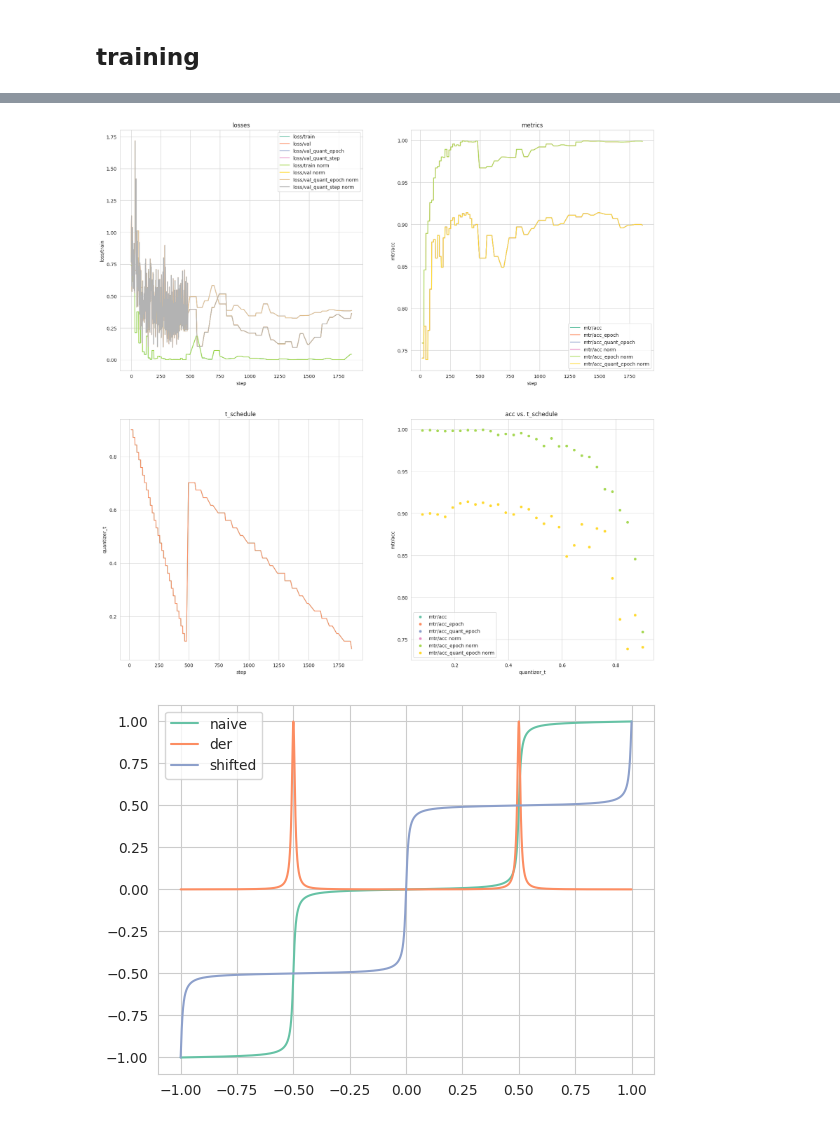
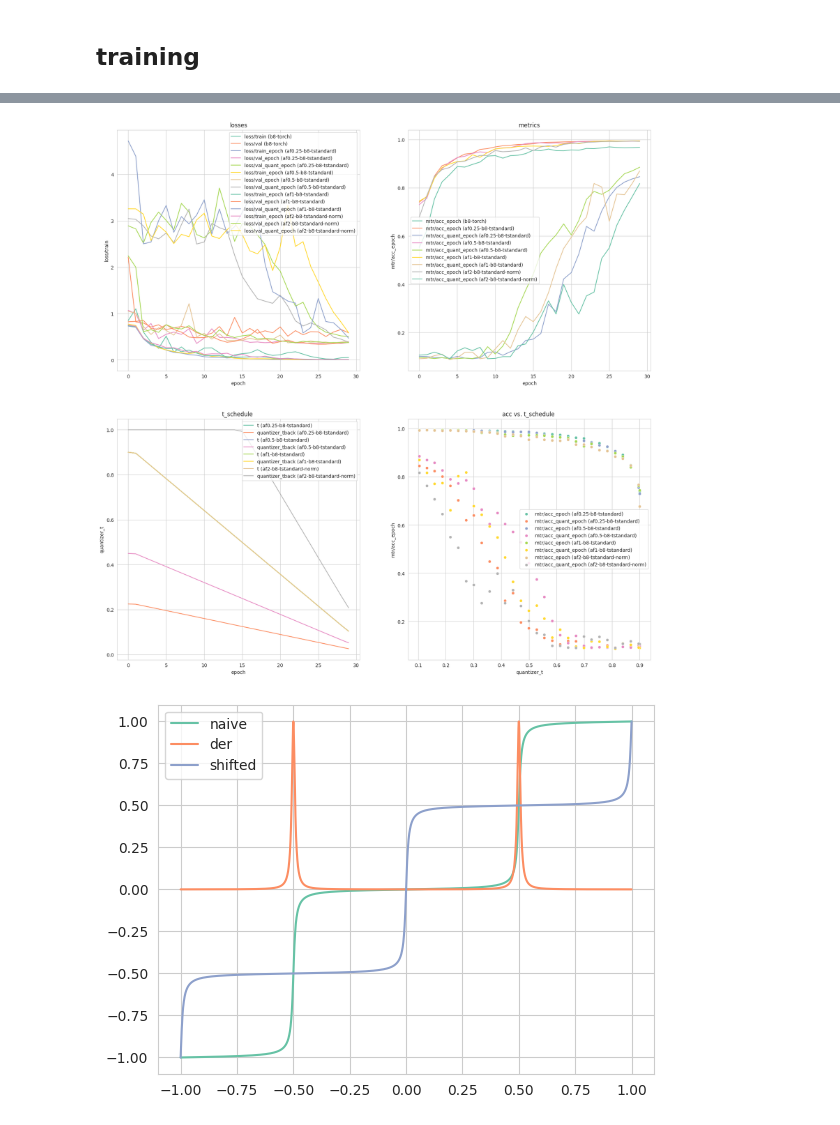
Before and after one commit to data-satanism/SoftStairs-QAT, a Jupyter notebook: experiments/CV/inception_stl10.ipynb, the cells around one changed output, grey strips where cells are left out. Saved outputs shown, nothing was run; the diff lists cells and outputs as text; code cells hidden in the pictures.

```diff
--- a/experiments/CV/inception_stl10.ipynb
+++ b/experiments/CV/inception_stl10.ipynb
@@ -556,9 +592,11 @@ def read_results(name, scale='step', version=None, agg_func='last'):
     df.ffill(inplace=True)
     # df.dropna(inplace=True)
     df = df.groupby(scale).aggregate(agg_func).reset_index()
+    alternative_scale = 'step' if scale != 'step' else 'epoch'
+    df.drop([c for c in df.columns if alternative_scale in c], axis=1, inplace=True)
     return df, test_mtr
 # %%
-dynamics, test_mtr = read_results('InceptionNet_STL10_b8_tstandard', version=None, agg_func='mean')
+dynamics, test_mtr = read_results('InceptionNet_STL10_af2_b8_tstandard', version=None, agg_func='mean')
 
 dynamics.tail(10)
 # %% [output]
@@ -605,39 +643,55 @@ def plot_dynamics(name, scale='step', metric='acc', axes=None, suffix='', agg_fu
     # mtr
 
     for c in [c for c in dynamics.columns if not metric and c.startswith('mtr/') or isinstance(metric, str) and metric in c]:
         sns.lineplot(dynamics, x=scale, y=c, ax=axes[0][1], label=c + suffix)
     axes[0][1].legend()
     axes[0][1].set_title('metrics')
 
     if not 'quantizer_t' in dynamics:
         return axes
 
     # t schedule
 
     ax = axes[1][0]
-    sns.lineplot(dynamics, x=scale, y='quantizer_t', ax=ax)
+    sns.lineplot(dynamics, x=scale, y='quantizer_t', ax=ax, label='t' + suffix)
+    tback = 'quantizer_tback'
+    if tback in dynamics.columns:
+        sns.lineplot(dynamics, x=scale, y=tback, ax=ax, label=tback + suffix)
     ax.set_title(f't_schedule ')
+
 
     # metric vs. t_schedule
 
     ax = axes[1][1]
     for c in [c for c in dynamics.columns if not metric and c.startswith('mtr/') or isinstance(metric, str) and metric in c]:
         sns.scatterplot(dynamics, x='quantizer_t', y=c, ax=ax, label=c + suffix)
         if not metric:
             break
     # sns.scatterplot(dynamics, x='quantizer_t', y=f'train_{metric}', ax=ax)
     ax.set_title(f'{metric} vs. t_schedule ')
     return axes
 
 
 # plot_dynamics('InceptionNet_STL10_b4', 'epoch')
-def plot_comparison(exp, baseline, scale, metric, suffix=(' (torch qat)'), agg_func='mean'):
-    axes = plot_dynamics(exp, scale, metric, agg_func=agg_func)
-    axes = plot_dynamics(baseline, scale, metric, axes, suffix, agg_func=agg_func)
+def plot_comparison(*exps, scale, metric, suffixes=None, agg_func='mean'):
+    if suffixes is None:
+        suffixes = [f" ({'-'.join(exp.split('_')[2:])})" for exp in exps]
+    axes = plot_dynamics(exps[0], scale, metric, agg_func=agg_func, suffix=suffixes[0])
+    for exp, suffix in zip(exps[1:], suffixes[1:]):
+        axes = plot_dynamics(exp, scale, metric, axes, suffix, agg_func=agg_func)
 
-plot_comparison('InceptionNet_STL10_b8_tstandard#0', 'InceptionNet_STL10_b8_tstandard#1', 'step', 'acc', ' norm', agg_func='last')
+plot_comparison(
+    'InceptionNet_STL10_b8_torch',
+    'InceptionNet_STL10_af0.25_b8_tstandard',
+    # "InceptionNet_STL10_af1.0_b8_tstandard_nolog",
+    'InceptionNet_STL10_af0.5_b8_tstandard',
+    'InceptionNet_STL10_af1_b8_tstandard',
+    # 'InceptionNet_STL10_af1.5_b8_tstandard',
+    # 'InceptionNet_STL10_af2_b8_tstandard',
+    'InceptionNet_STL10_af2_b8_tstandard_norm',
+    scale='epoch', metric='acc', agg_func='mean')
 # %% [output]
-[figure, old version]
+[figure, new version]
 # %%
 from softstairs_qat.core.soft_stairs import softstairs_naive
 import math
```
Also changed, not shown: parts of 7 cells of this notebook, 4 other files.
